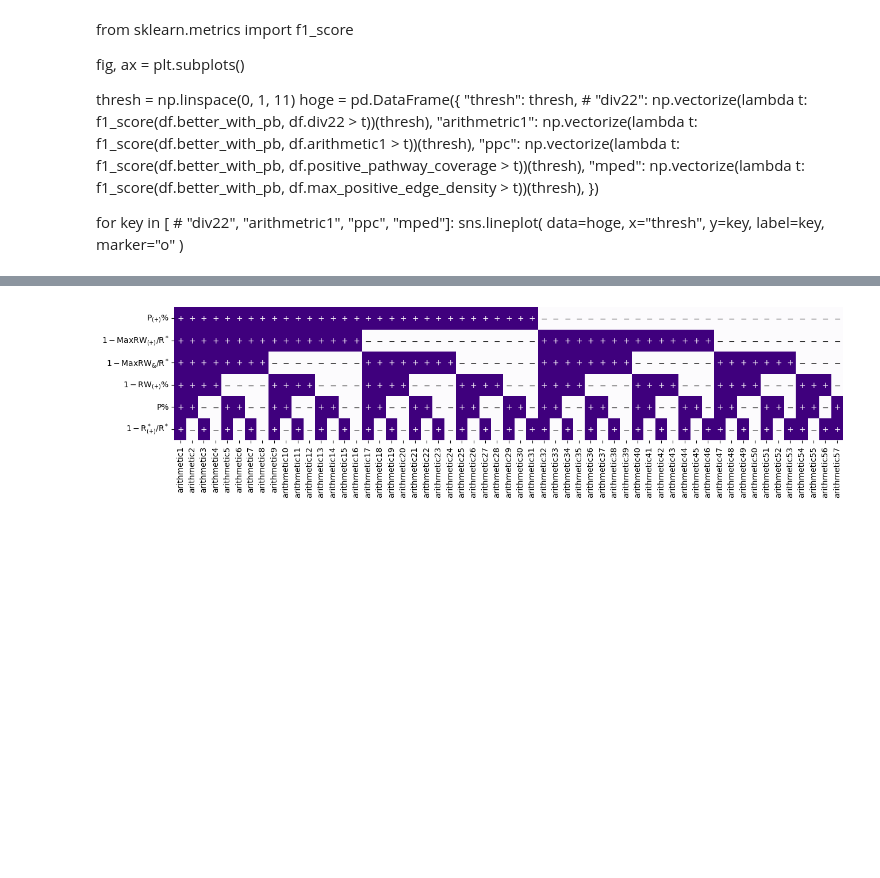
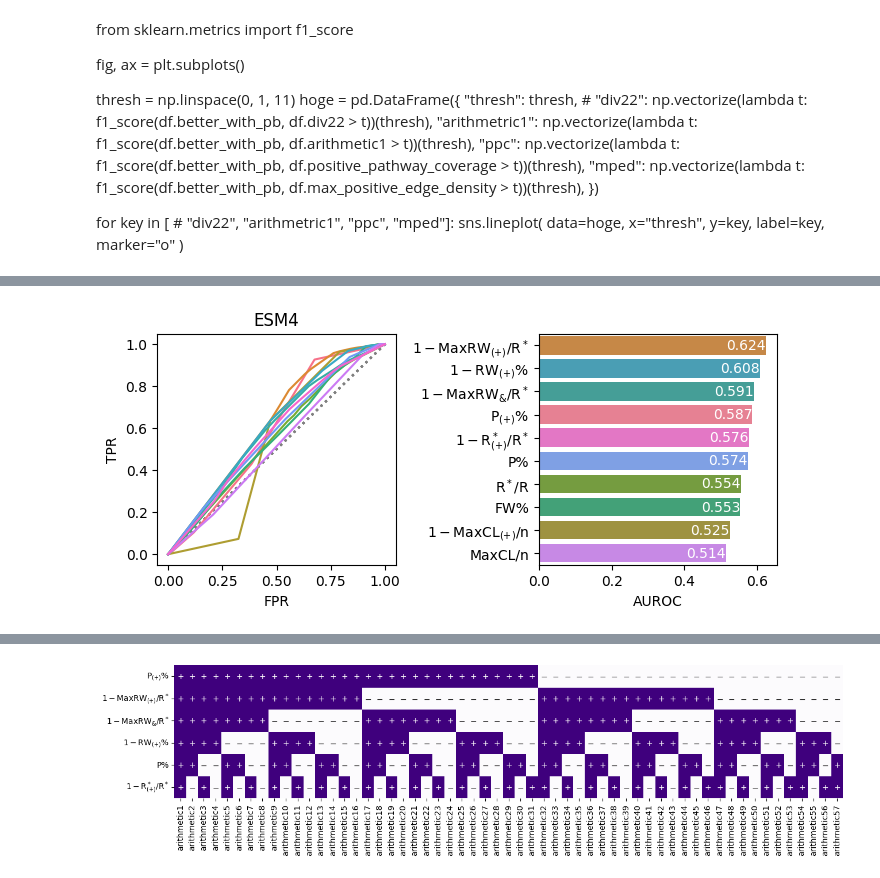
Before and after one commit to yo-aka-gene/WhyDOE, a Jupyter notebook: jupyternb/cai_validation_esm4_dev.ipynb, the cells around one changed output, grey strips where cells are left out. Cells and saved outputs as stored; diff of their text form; code cells hidden in the pictures; blank space fills up the shorter version.

```diff
--- a/jupyternb/cai_validation_esm4_dev.ipynb
+++ b/jupyternb/cai_validation_esm4_dev.ipynb
@@ -276 +289,49 @@ feat_names_short = dict(
+# %%
+fig, ax = plt.subplots(1, 2, figsize=(8, 3))
+plt.subplots_adjust(wspace=.6)
+
+features = [df.loc[:, v] for v in top10]
+
+names = [
+    r"$1-$" + feat_names_short[v] if v in negs else feat_names_short[v] for v in top10
+]
+
+
+cmap = sns.color_palette("husl", len(features))
+
+df_bar = pd.DataFrame({
+    "": names,
+    "AUROC": [roc_auc_score(df.better_with_pb, y) for y in features],
+    "cmap": cmap
+}, index=top10).sort_values("AUROC", ascending=False)
+
+sns.barplot(
+    data=df_bar, x="AUROC", y="",
+    hue="", legend=False, ax=ax[1],
+    palette=df_bar.cmap.values.tolist()
+)
+
+for i, y in enumerate(features):
+    ax[0].plot(
+        *roc_curve(df.better_with_pb, y)[:2],
+        label=names[i],
+        # + f" (AUROC: {roc_auc_score(df.better_with_pb, y).round(3)})",
+        c=cmap[i]
+    )
+    ax[0].plot([0, 1], [0, 1], linestyle=(0, (1, 2)), c="gray", zorder=1, alpha=0.5)
+
+    auroc = roc_auc_score(df.better_with_pb, y)
+
+    ax[1].text(
+        auroc,
+        np.where(df_bar.loc[:, ""] == names[i])[0].item(),
+        auroc.round(3), ha="right", va="center", color="w"
+    )
+
+# ax[0].legend(fontsize="x-small", loc="upper center", bbox_to_anchor=(.5, -.2), ncol=2)
+ax[0].set(title="ESM4", xlabel="FPR", ylabel="TPR")
+
+fig.savefig(f"{outputdir}/test4_roc", **kwarg_savefig)
+# %% [output]
+[figure, added]
 # %%
```
Also changed, not shown: parts of 8 cells of this notebook, 8 other files.
